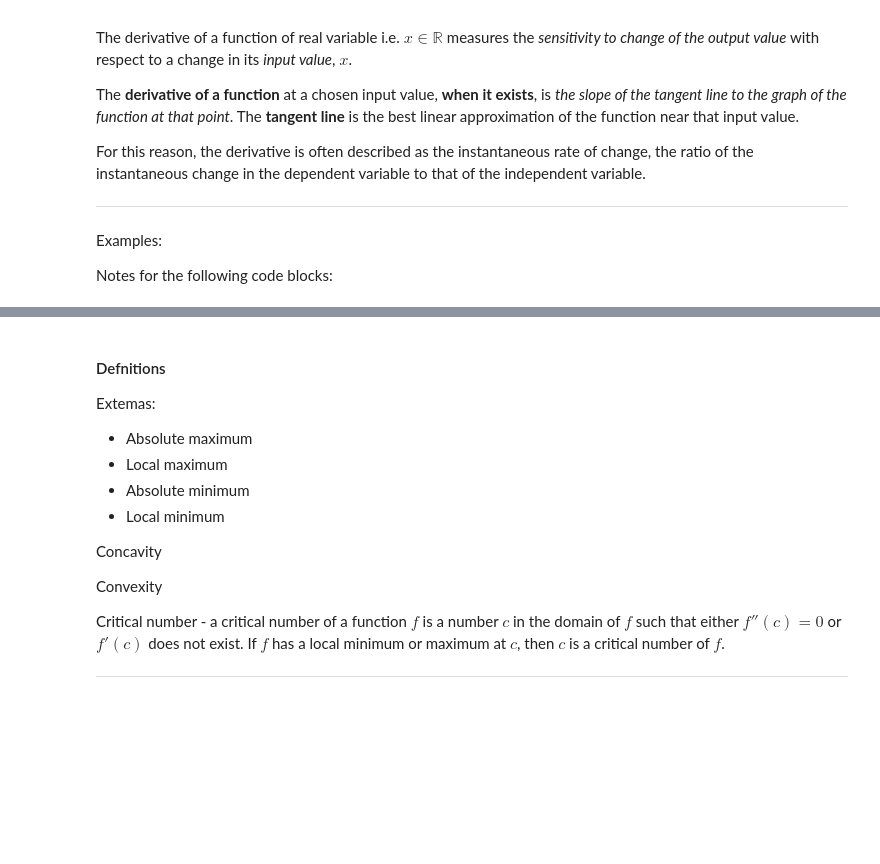
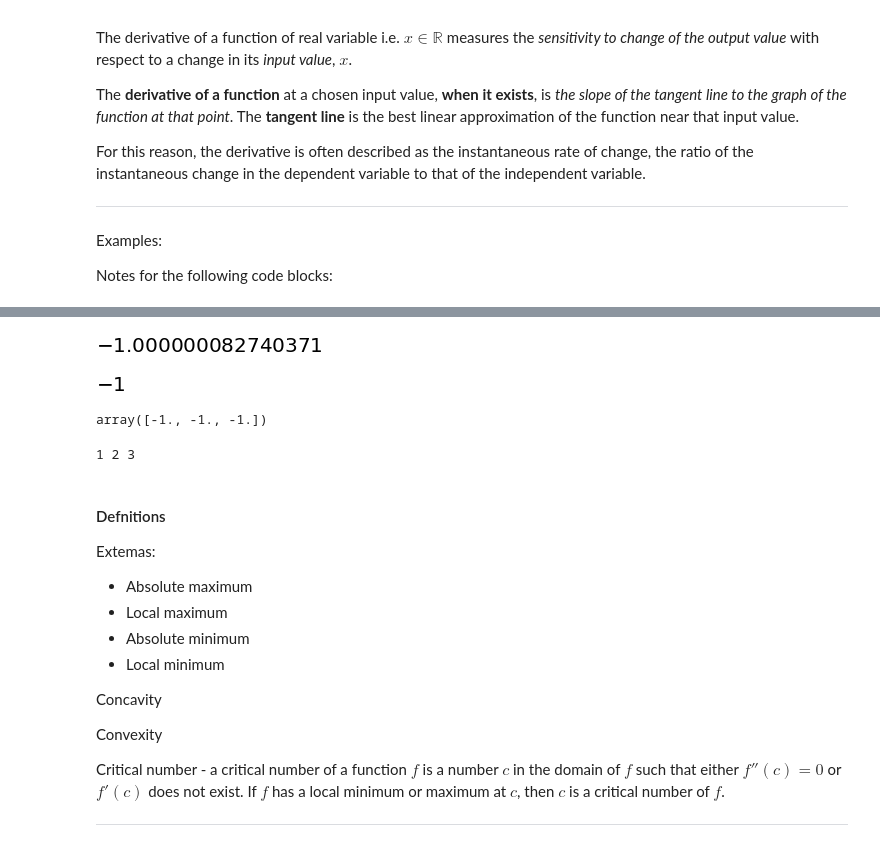
Before and after one commit to adeeconometrics/literate-programming, a Jupyter notebook: Optimizations.ipynb, the cells around one changed output, grey strips where cells are left out. Drawn from its saved outputs; the diff is of its cells as text; code cells hidden in the pictures; blank space fills up the shorter version.

Commit message:
concavity and first derivative test -- improve; multivariable functions

```diff
--- a/Optimizations.ipynb
+++ b/Optimizations.ipynb
@@ -74,3 +99,37 @@ Notes for the following code blocks:
+# %%
+# naive implementation of numerical methods in differetiation
+
+f = lambda _x: np.sin(_x)
+a = np.pi
+
+def derivative(f,a,h=10e-10):
+    right = (f(a+h)-f(a))/h
+    left = (f(a+(0-h))-f(a))/-h
+    if(left==right):
+        mid_val = (right+left)/2
+        return mid_val
+    else:
+        print("the limit does not exist")
+
+derivative(f,a)
+# %% [output]
+[figure, added]
+# %%
+# alternatively we can use SymPy's differential operator for symbolic solution
+f_sp = sp.sin(x)
+sp.diff(f_sp,x).subs(x,sp.pi)
+# %% [output]
+[figure, added]
+# %%
+f_np = sp.lambdify(x, sp.diff(sp.sin(x)), "numpy")
+f_np(np.array([np.pi]*3))
+# %% [output]
+array([-1., -1., -1.])
+# %%
+a,b,c =(1,2,3)
+print(a,b,c)
+# %% [output]
+1 2 3
 # %% [markdown]
 #### Defnitions
 Extemas:
```
Also changed, not shown: parts of 14 cells of this notebook.
